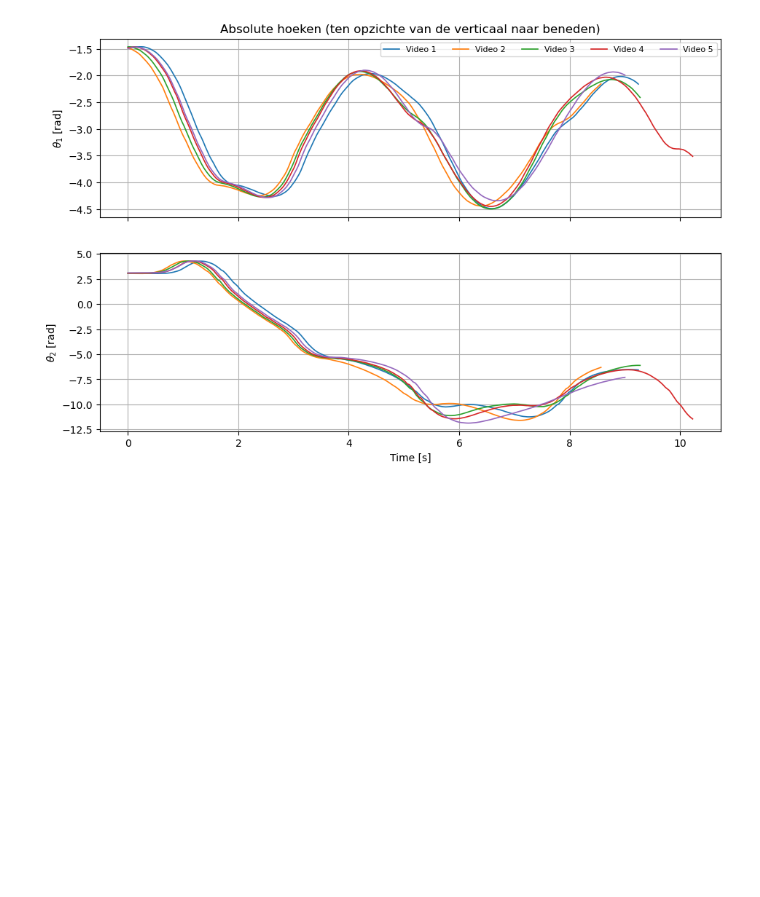
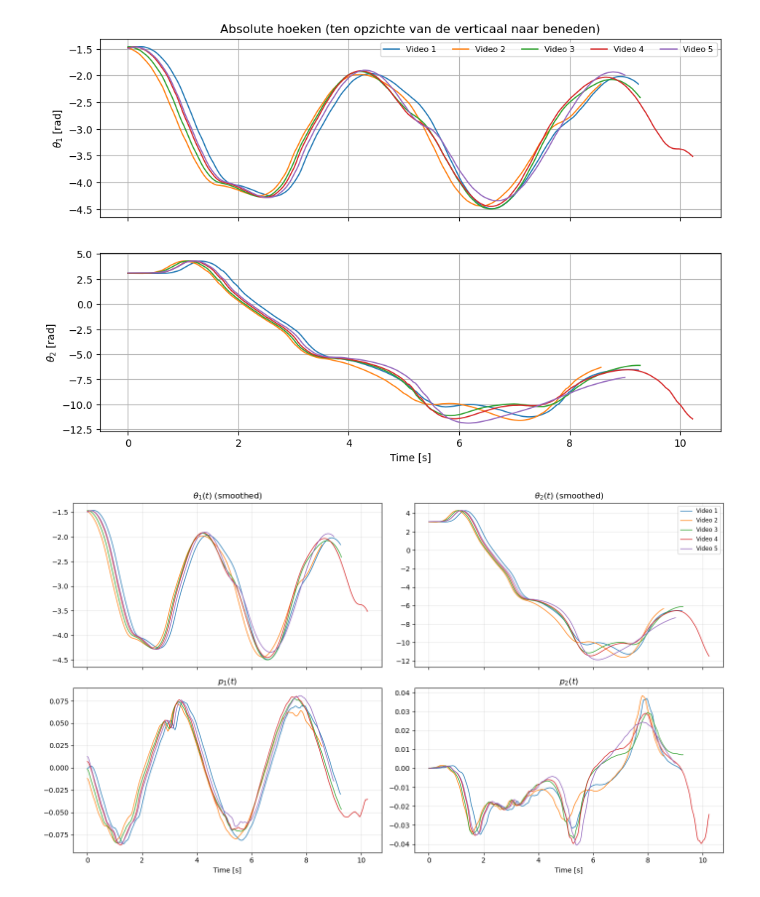
Before and after one commit to felixgroeneweg1-spec/rp_dubbele-pendule, a Jupyter notebook: Pendulum_rechts2.ipynb, the cells around one changed output. Saved outputs shown, nothing was run; the diff lists cells and outputs as text; code cells hidden in the pictures; blank space fills up the shorter version.

```diff
--- a/Pendulum_rechts2.ipynb
+++ b/Pendulum_rechts2.ipynb
@@ -805,3 +805,58 @@ for a in ax:
 plt.show()
 # %% [output]
 [figure]
+# %%
+# ===== STAP 16 ===== Snelheden en canonieke coördinaten (met smoothing)
+from scipy.signal import savgol_filter
+
+def add_velocities_and_momenta_smooth(runs, params, window_length=11, polyorder=3):
+    L1, L2 = params["L1"], params["L2"]
+    m1, m2 = params["m1"], params["m2"]
+
+    for label, run in runs.items():
+        d = run["df"]
+
+        # 1. Smooth de hoeken vóór het differentiëren om versterking van ruis te voorkomen
+        d["theta1_smooth"] = savgol_filter(d["theta1"], window_length, polyorder)
+        d["theta2_smooth"] = savgol_filter(d["theta2"], window_length, polyorder)
+
+        # 2. Bereken hoeksnelheden omega_1 en omega_2 met de gladde hoeken
+        d["omega1"] = np.gradient(d["theta1_smooth"], d["time_s"])
+        d["omega2"] = np.gradient(d["theta2_smooth"], d["time_s"])
+
+        # 3. Bereken de momenta p_1 en p_2.
+        # Volgens de Lagrangiaanse theorie voor de gegeneraliseerde momenta:
+        # p1 = (m1+m2)*L1^2*omega1 + m2*L1*L2*omega2*cos(theta1-theta2)
+        # p2 = m2*L2^2*omega2 + m2*L1*L2*omega1*cos(theta1-theta2)
+        d_theta = d["theta1_smooth"] - d["theta2_smooth"]
+
+        d["p1"] = (m1 + m2) * L1**2 * d["omega1"] + m2 * L1 * L2 * d["omega2"] * np.cos(d_theta)
+        d["p2"] = m2 * L2**2 * d["omega2"] + m2 * L1 * L2 * d["omega1"] * np.cos(d_theta)
+
+# Pas de functie toe
+# (Experimenteer eventueel met window_length als het nog te grillig is, bijv. 15 of 21)
+add_velocities_and_momenta_smooth(runs, PARAMS, window_length=11, polyorder=3)
+
+# Kwaliteitscontrole: Plot de gladgestreken variabelen
+fig, ax = plt.subplots(2, 2, figsize=(14, 8), sharex=True)
+for label, run in runs.items():
+    d = run["df"]
+    ax[0, 0].plot(d["time_s"], d["theta1_smooth"], lw=1.0)
+    ax[0, 1].plot(d["time_s"], d["theta2_smooth"], lw=1.0, label=label)
+    ax[1, 0].plot(d["time_s"], d["p1"], lw=1.0)
+    ax[1, 1].plot(d["time_s"], d["p2"], lw=1.0)
+
+ax[0, 0].set_title(r"$\theta_1(t)$ (smoothed)")
+ax[0, 1].set_title(r"$\theta_2(t)$ (smoothed)")
+ax[1, 0].set_title(r"$p_1(t)$")
+ax[1, 1].set_title(r"$p_2(t)$")
+ax[1, 0].set_xlabel("Time [s]")
+ax[1, 1].set_xlabel("Time [s]")
+
+for a in ax.flat:
+    a.grid(True, alpha=0.3)
+ax[0, 1].legend(loc='upper right', fontsize='small')
+plt.tight_layout()
+plt.show()
+# %% [output]
+[figure, added]
```
Also changed, not shown: parts of 2 cells of this notebook.
